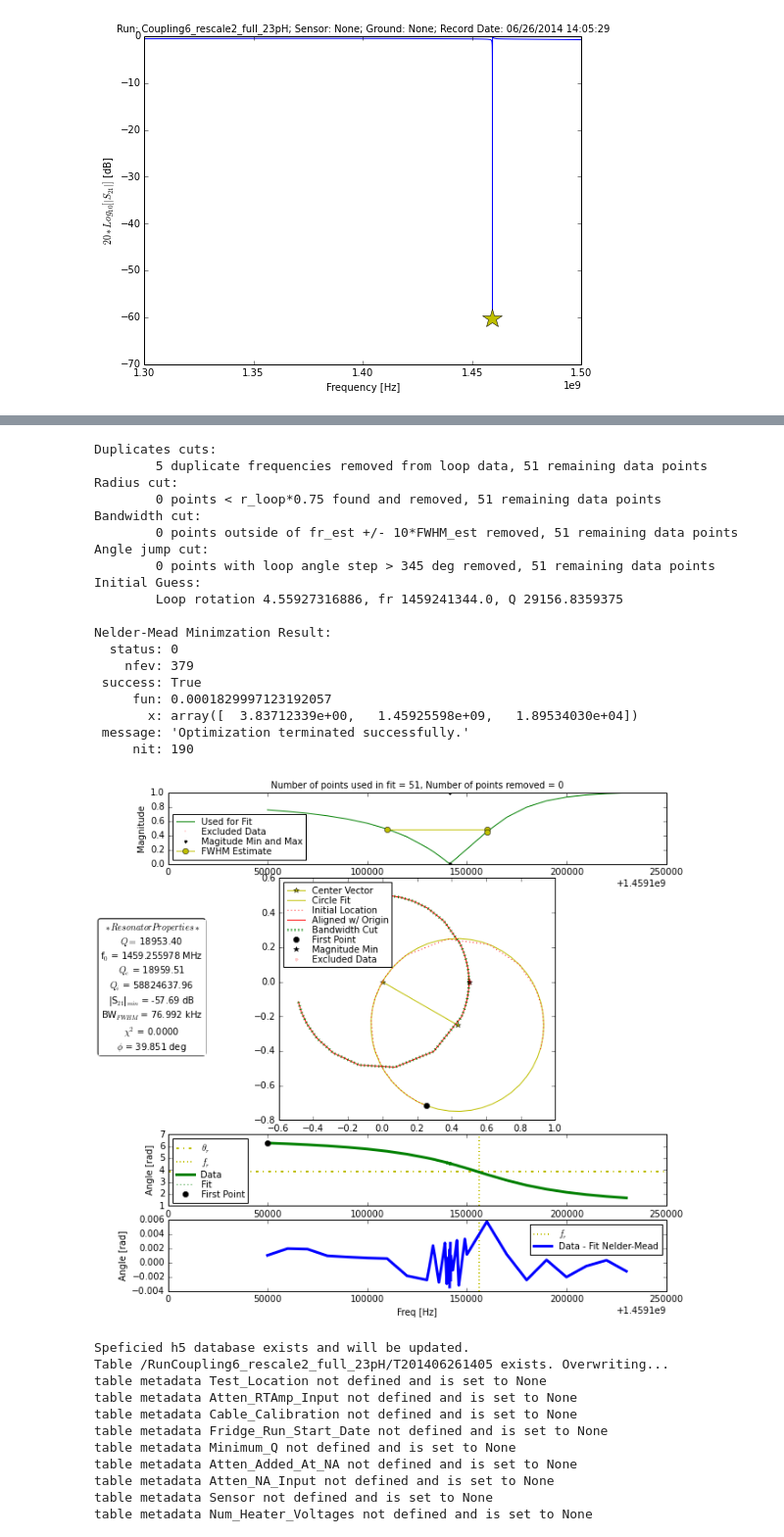
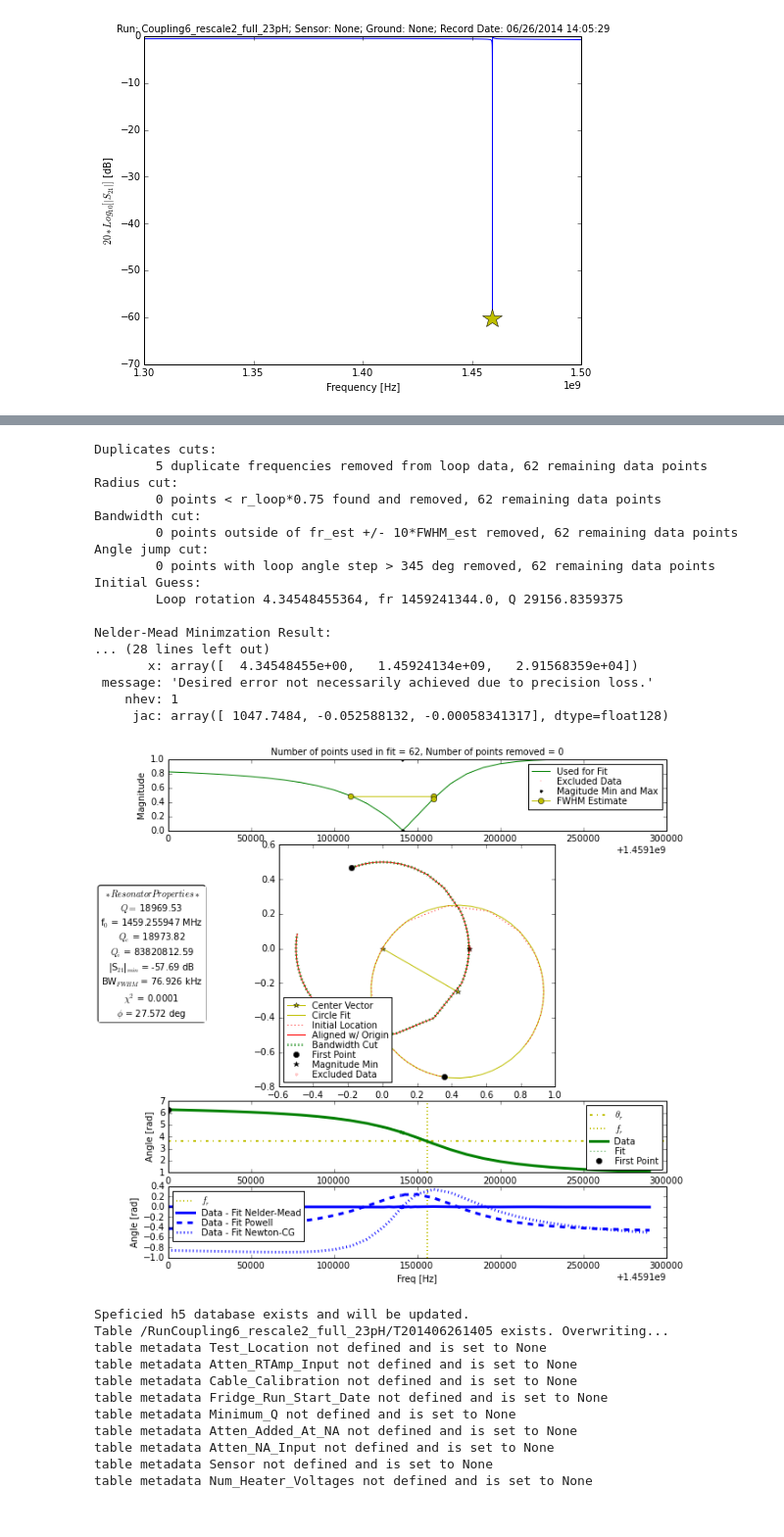
Before and after one commit to mdaal/KAM, a Jupyter notebook: KAM_Module_Demonstration.ipynb, the cells around one changed output, grey strips where cells are left out. Shown at 98% size. Cells and saved outputs as stored; diff of their text form; code cells hidden in the pictures.

```diff
--- a/KAM_Module_Demonstration.ipynb
+++ b/KAM_Module_Demonstration.ipynb
@@ -185,27 +187,25 @@ swp.circle_fit(Show_Plot = True)
 # %%
-swp.phase_fit(Fit_Method = 'Nelder-Mead',Verbose = True, Show_Plot = True)
+swp.phase_fit(Fit_Method = 'Multiple',Verbose = True, Show_Plot = True)
 # Note choosing Nelder-Mead because Powell/Newton-CG do not converge.
 # %% [output]
 Duplicates cuts:
-        5 duplicate frequencies removed from loop data, 51 remaining data points
+        5 duplicate frequencies removed from loop data, 62 remaining data points
 Radius cut:
-        0 points < r_loop*0.75 found and removed, 51 remaining data points
+        0 points < r_loop*0.75 found and removed, 62 remaining data points
 Bandwidth cut:
-        0 points outside of fr_est +/- 10*FWHM_est removed, 51 remaining data points
+        0 points outside of fr_est +/- 10*FWHM_est removed, 62 remaining data points
 Angle jump cut:
-        0 points with loop angle step > 345 deg removed, 51 remaining data points
+        0 points with loop angle step > 345 deg removed, 62 remaining data points
 Initial Guess:
-        Loop rotation 4.55927316886, fr 1459241344.0, Q 29156.8359375
+        Loop rotation 4.34548455364, fr 1459241344.0, Q 29156.8359375
 
 Nelder-Mead Minimzation Result:
-  status: 0
-    nfev: 379
- success: True
-     fun: 0.0001829997123192057
-       x: array([  3.83712339e+00,   1.45925598e+09,   1.89534030e+04])
- message: 'Optimization terminated successfully.'
-     nit: 190
+... (28 lines left out)
+       x: array([  4.34548455e+00,   1.45924134e+09,   2.91568359e+04])
+ message: 'Desired error not necessarily achieved due to precision loss.'
+    nhev: 1
+     jac: array([ 1047.7484, -0.052588132, -0.00058341317], dtype=float128)
-[figure, old version]
+[figure, new version]
 # %%
 # Not lets save this data in our hf5 database
 swp.save_hf5(overwrite = True)
```
Also changed, not shown: parts of 3 cells of this notebook, 1 other file.
